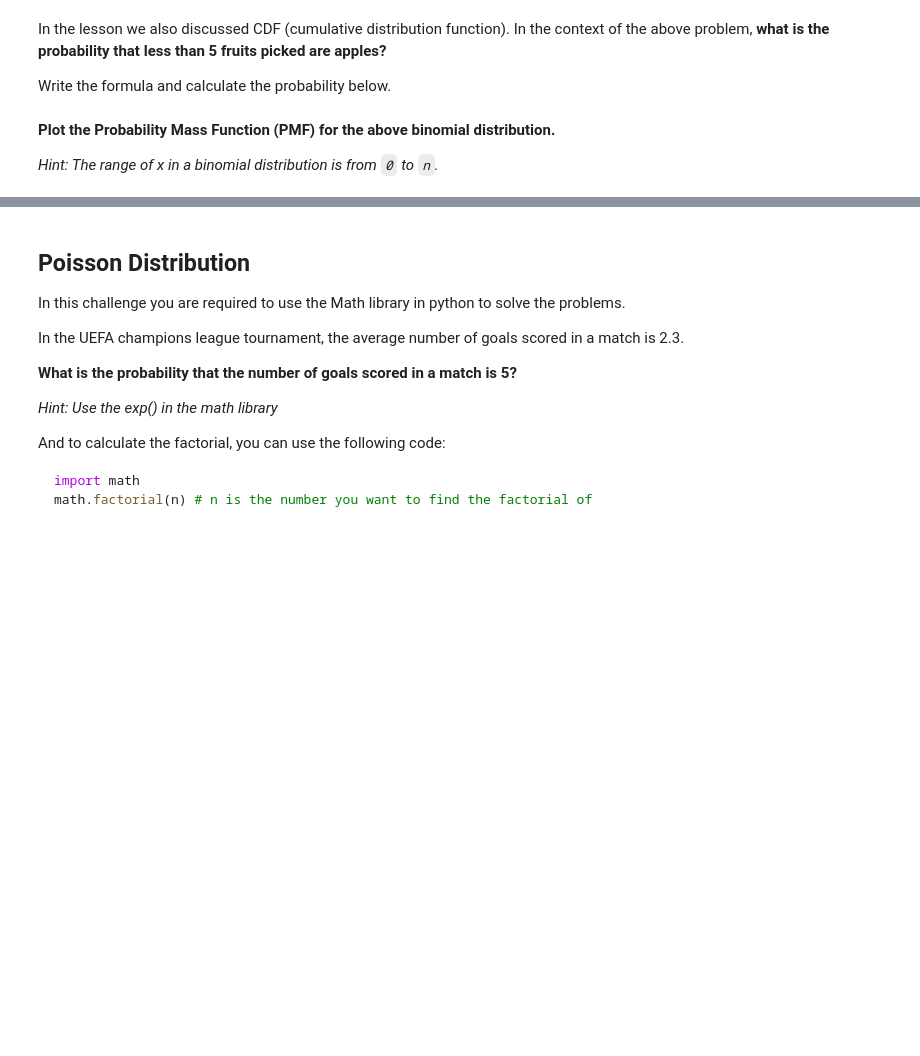
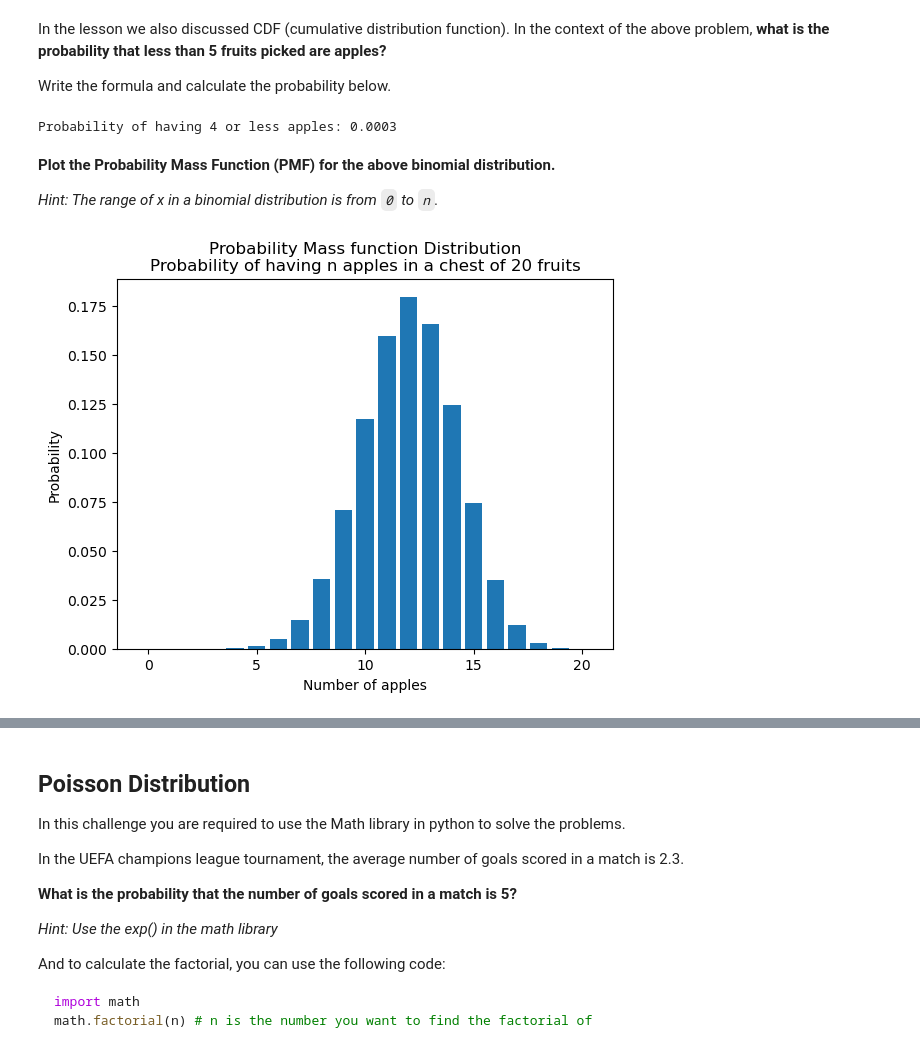
Before and after one commit to ironhack-labs/lab-discrete-probability-distributions-en, a Jupyter notebook: your-code/main.ipynb, the cells around one changed output, grey strips where cells are left out. Saved outputs shown, nothing was run; the diff lists cells and outputs as text; code cells hidden in the pictures; blank space fills up the shorter version.

Commit message:
LAB | Discrete Probability Distribution

```diff
--- a/your-code/main.ipynb
+++ b/your-code/main.ipynb
@@ -82,3 +101,19 @@ Write the formula and calculate the probability below.
+# %%
+# your code here
+#in the end of the notebook
+from scipy.stats import binom
+
+# the binomial distribution can predict the probability of receiving a certain number of responses.
+
+
+n = 20  # Number of fruits picked
+p = 0.6  # apple rate
+
+k = 4
+prob = binom.cdf(k, n, p)  # Probability of receiving less than or equal to k responses
+print(f"Probability of having {k} or less apples: {prob:.4f}")
+# %% [output]
+Probability of having 4 or less apples: 0.0003
 # %% [markdown]
 <!-- **Plot the PDF (probability distributiom function) for the above binomial distribution.** -->
 
@@ -90,0 +123,24 @@ Write the formula and calculate the probability below.
+# %%
+# your code here
+# Please label the axes and give a title to the plot
+
+
+import seaborn as sns
+import scipy.stats as stats
+import matplotlib.pyplot as plt
+import numpy as np
+
+
+k_values = np.arange(0, n+1)
+
+
+pmf_values = binom.pmf(k_values, n, p)
+
+# Create a bar plot
+plt.bar(k_values, pmf_values)
+plt.title("Probability Mass function Distribution\nProbability of having n apples in a chest of 20 fruits")
+plt.xlabel("Number of apples")
+plt.ylabel("Probability")
+plt.show()
+# %% [output]
+[figure, added]
```
Also changed, not shown: parts of 13 cells of this notebook.
